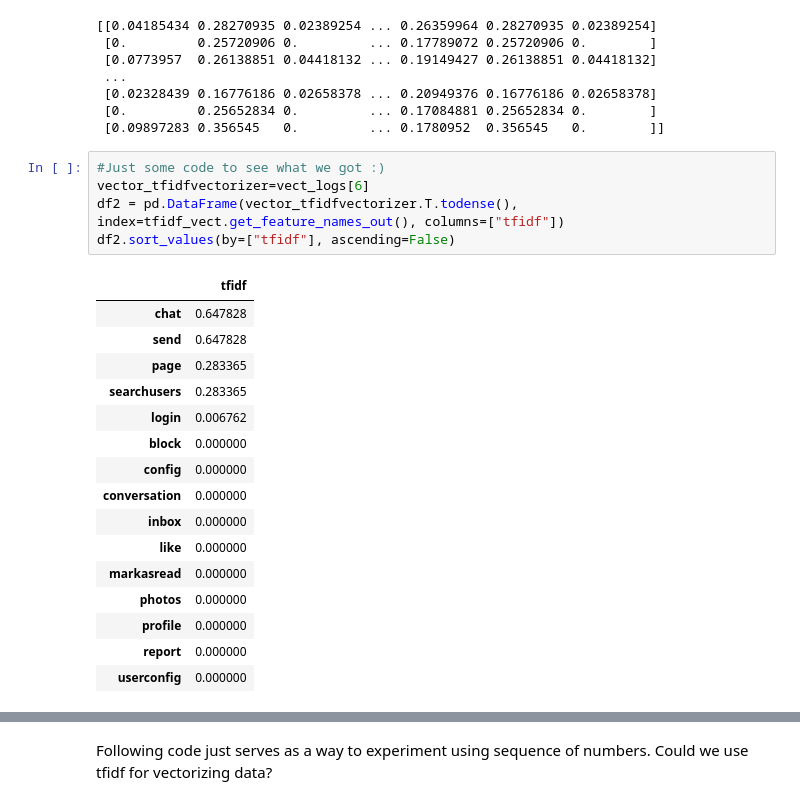
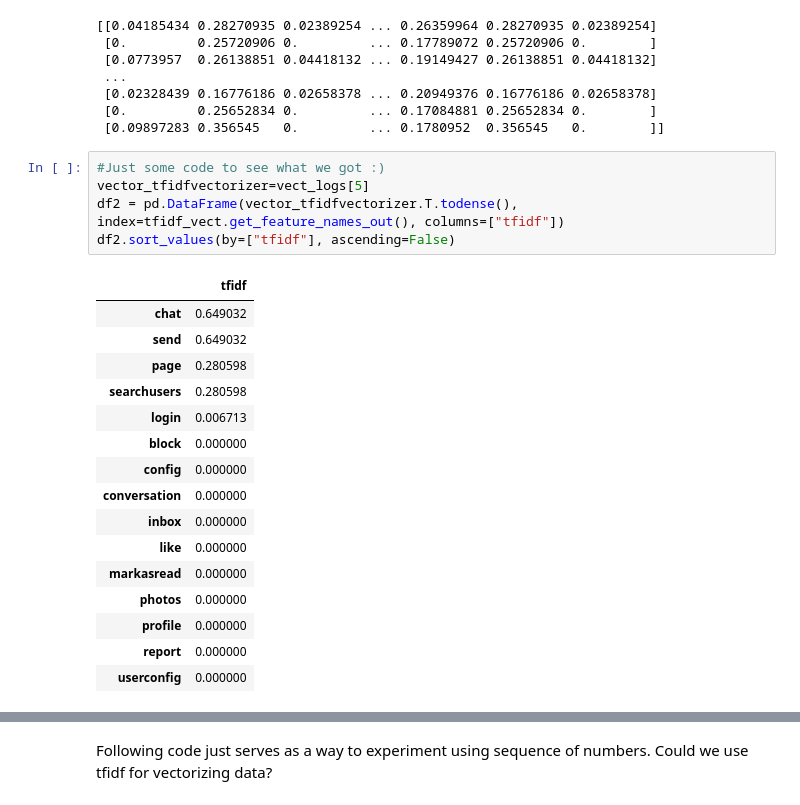
Before and after one commit to Request-analysis-ML/request-analyzer-model, a Jupyter notebook: score_based.ipynb, the cells around one changed output, grey strips where cells are left out. Cells and saved outputs as stored; diff of their text form.

```diff
--- a/score_based.ipynb
+++ b/score_based.ipynb
@@ -92,16 +94,16 @@ print(vect_logs.todense())
  [0.09897283 0.356545   0.         ... 0.1780952  0.356545   0.        ]]
 # %%
 #Just some code to see what we got :)
-vector_tfidfvectorizer=vect_logs[6]
+vector_tfidfvectorizer=vect_logs[5]
 df2 = pd.DataFrame(vector_tfidfvectorizer.T.todense(), index=tfidf_vect.get_feature_names_out(), columns=["tfidf"])
 df2.sort_values(by=["tfidf"], ascending=False)
 # %% [output]
 |  | tfidf |
-| chat | 0.647828 |
-| send | 0.647828 |
-| page | 0.283365 |
-| searchusers | 0.283365 |
-| login | 0.006762 |
+| chat | 0.649032 |
+| send | 0.649032 |
+| page | 0.280598 |
+| searchusers | 0.280598 |
+| login | 0.006713 |
 | block | 0.000000 |
 | config | 0.000000 |
 | conversation | 0.000000 |
```
Also changed, not shown: parts of 4 cells of this notebook.
